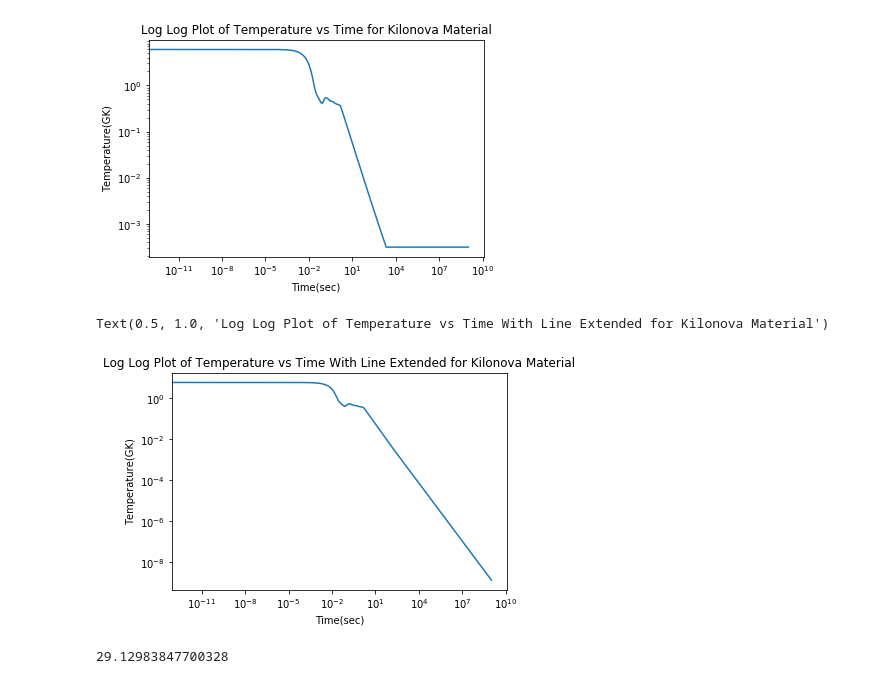
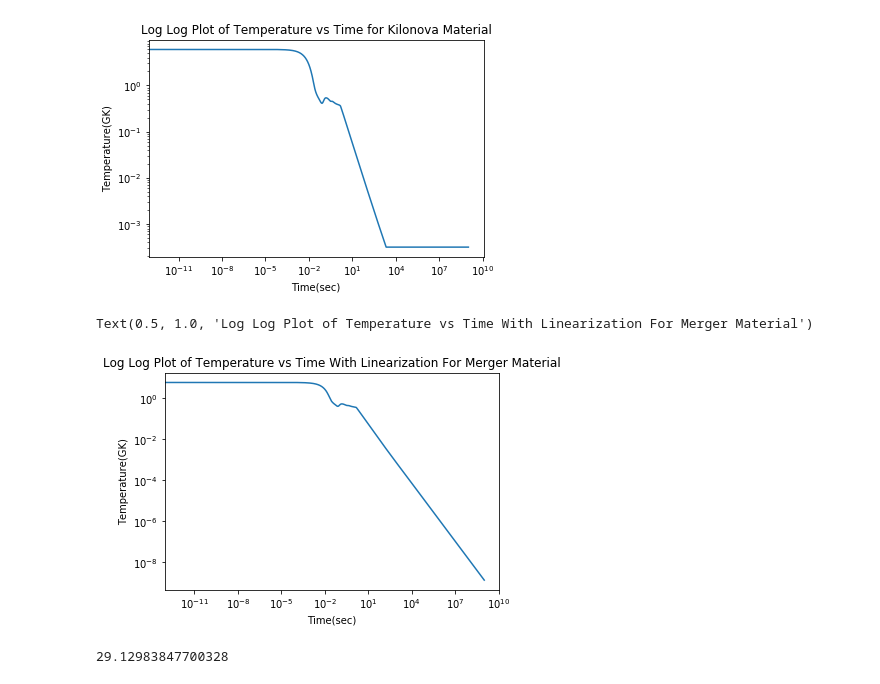
Before and after one commit to PranavNalamwar/R-process_Mergers, a Jupyter notebook: Temperature_Calculations/Temperature vs Time.ipynb, the cells around one changed output. Saved outputs shown, nothing was run; the diff lists cells and outputs as text; code cells hidden in the pictures.

```diff
--- a/Temperature_Calculations/Temperature vs Time.ipynb
+++ b/Temperature_Calculations/Temperature vs Time.ipynb
@@ -49,12 +49,12 @@ Text(0.5, 1.0, 'Log Log Plot of Temperature vs Time for Kilonova Material')
 # %%
 #Graph 2: Temperature vs Time for Linearized Part.
 plt.loglog(time,full_temp)
 plt.xlabel("Time(sec)")
 plt.ylabel("Temperature(GK)")
-plt.title("Log Log Plot of Temperature vs Time With Line Extended for Kilonova Material")
+plt.title("Log Log Plot of Temperature vs Time With Linearization For Merger Material")
 # %% [output]
-Text(0.5, 1.0, 'Log Log Plot of Temperature vs Time With Line Extended for Kilonova Material')
+Text(0.5, 1.0, 'Log Log Plot of Temperature vs Time With Linearization For Merger Material')
-[figure, old version]
+[figure, new version]
 # %%
 plt.loglog(time,np.array(full_temp)*8.617333262145*10**-5)
 plt.xlabel("Time(sec)")
```
Also changed, not shown: 3 other files.
